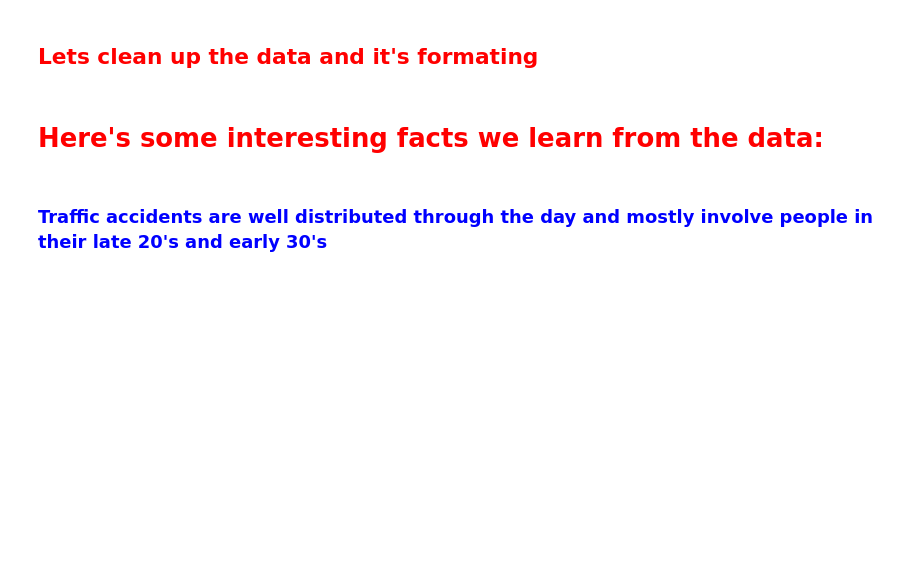
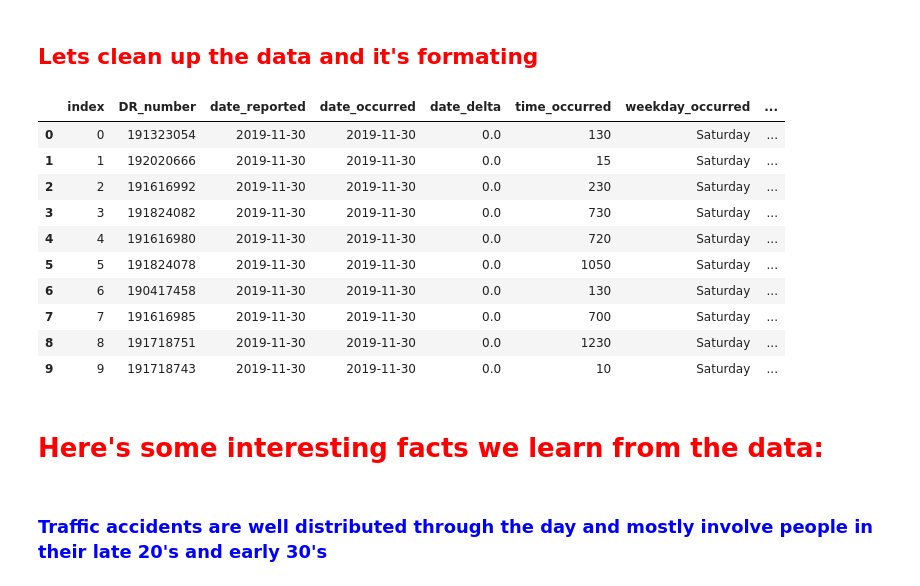
Before and after one commit to Nlaurita/Analysis_of_LA_Traffic_Collisions, a Jupyter notebook: LA Collision Analysis.ipynb, the cells around one changed output. Drawn from its saved outputs; the diff is of its cells as text; code cells hidden in the pictures; blank space fills up the shorter version.

```diff
--- a/LA Collision Analysis.ipynb
+++ b/LA Collision Analysis.ipynb
@@ -46,7 +46,11 @@ collision_df['date_occurred'] = collision_df.date_occurred.astype(str)
 collision_df['date_reported'] = collision_df.date_reported.apply(lambda x: date.fromisoformat(x))
 collision_df['date_occurred'] = collision_df.date_occurred.apply(lambda x: date.fromisoformat(x))
 
-#---Now that they're date objects we can subtract them and make a time delta and convert back to float---#
+#---Lets convert the data occurred into a an actual day of the week, this will tell us which day has the most accidents---#
+collision_df.insert(5, 'weekday_occurred', "")
+collision_df['weekday_occurred'] = collision_df.date_occurred.apply(lambda x: x.strftime('%A'))
+
+#---Now that they're date objects we can also subtract them and make a time delta and convert back to float---#
 collision_df.insert(4, 'date_delta', "")
 collision_df['date_delta'] = collision_df['date_reported'] - collision_df['date_occurred']
 collision_df['date_delta'] = collision_df.date_delta.astype(str)
@@ -59,37 +63,49 @@ del collision_df['crime_code_description']
 
 #---Lets also delete the premise_code columns, the premise_description already defines them---#
 del collision_df['premise_code']
 
 #---Lets convert preimise_description to title case---#
 collision_df['premise_description'] = collision_df.premise_description.apply(lambda x: str(x))
 collision_df['premise_description'] = collision_df.premise_description.apply(lambda x: x.title())
 
 #---The addresses and cross streets have tons of white space in their names and are in all caps, lets clean them up---#
 collision_df['address'] = collision_df.address.apply(lambda x: str(x))
 collision_df['address'] = collision_df.address.apply(lambda x: x.title())
 collision_df['address'] = collision_df.address.apply(lambda x: " ".join(x.split()))
 
 collision_df['cross_street'] = collision_df.cross_street.apply(lambda x: str(x))
 collision_df['cross_street'] = collision_df.cross_street.apply(lambda x: x.title())
 collision_df['cross_street'] = collision_df.cross_street.apply(lambda x: " ".join(x.split()))
 
 #---Lets also create a columns called intersection which combines the address and cross street---#
-collision_df.insert(17, 'intersection', "")
+collision_df.insert(18, 'intersection', "")
 collision_df['intersection'] = collision_df['address'] + ", " + collision_df['cross_street']
 
 #---Finally, lets clean up the location columns which contains the longitude and latitude in a complicated string---#
-collision_df.insert(19, 'longitude', "")
+collision_df.insert(20, 'longitude', "")
 collision_df['longitude'] = collision_df.location.apply(lambda x: x.split("'")[3])
 collision_df['longitude'] = collision_df.longitude.apply(lambda x: float(x))
 
-collision_df.insert(20, 'latitude', "")
+collision_df.insert(21, 'latitude', "")
 collision_df['latitude'] = collision_df.location.apply(lambda x: x.split("'")[11])
 collision_df['latitude'] = collision_df.latitude.apply(lambda x: float(x))
 
 del collision_df['location']
 
 #---Now print the head of our improved dataframe---#
-#collision_df.head(10)
+collision_df.head(10)
+# %% [output]
+|  | index | DR_number | date_reported | date_occurred | date_delta | time_occurred | weekday_occurred | ... |
+| 0 | 0 | 191323054 | 2019-11-30 | 2019-11-30 | 0.0 | 130 | Saturday | ... |
+| 1 | 1 | 192020666 | 2019-11-30 | 2019-11-30 | 0.0 | 15 | Saturday | ... |
+| 2 | 2 | 191616992 | 2019-11-30 | 2019-11-30 | 0.0 | 230 | Saturday | ... |
+| 3 | 3 | 191824082 | 2019-11-30 | 2019-11-30 | 0.0 | 730 | Saturday | ... |
+| 4 | 4 | 191616980 | 2019-11-30 | 2019-11-30 | 0.0 | 720 | Saturday | ... |
+| 5 | 5 | 191824078 | 2019-11-30 | 2019-11-30 | 0.0 | 1050 | Saturday | ... |
+| 6 | 6 | 190417458 | 2019-11-30 | 2019-11-30 | 0.0 | 130 | Saturday | ... |
+| 7 | 7 | 191616985 | 2019-11-30 | 2019-11-30 | 0.0 | 700 | Saturday | ... |
+| 8 | 8 | 191718751 | 2019-11-30 | 2019-11-30 | 0.0 | 1230 | Saturday | ... |
+| 9 | 9 | 191718743 | 2019-11-30 | 2019-11-30 | 0.0 | 10 | Saturday | ... |
 # %% [markdown]
 # <font color=red> Here's some interesting facts we learn from the data: </font>
 # %% [markdown]
```
Also changed, not shown: parts of 1 cell of this notebook, 1 other file.
